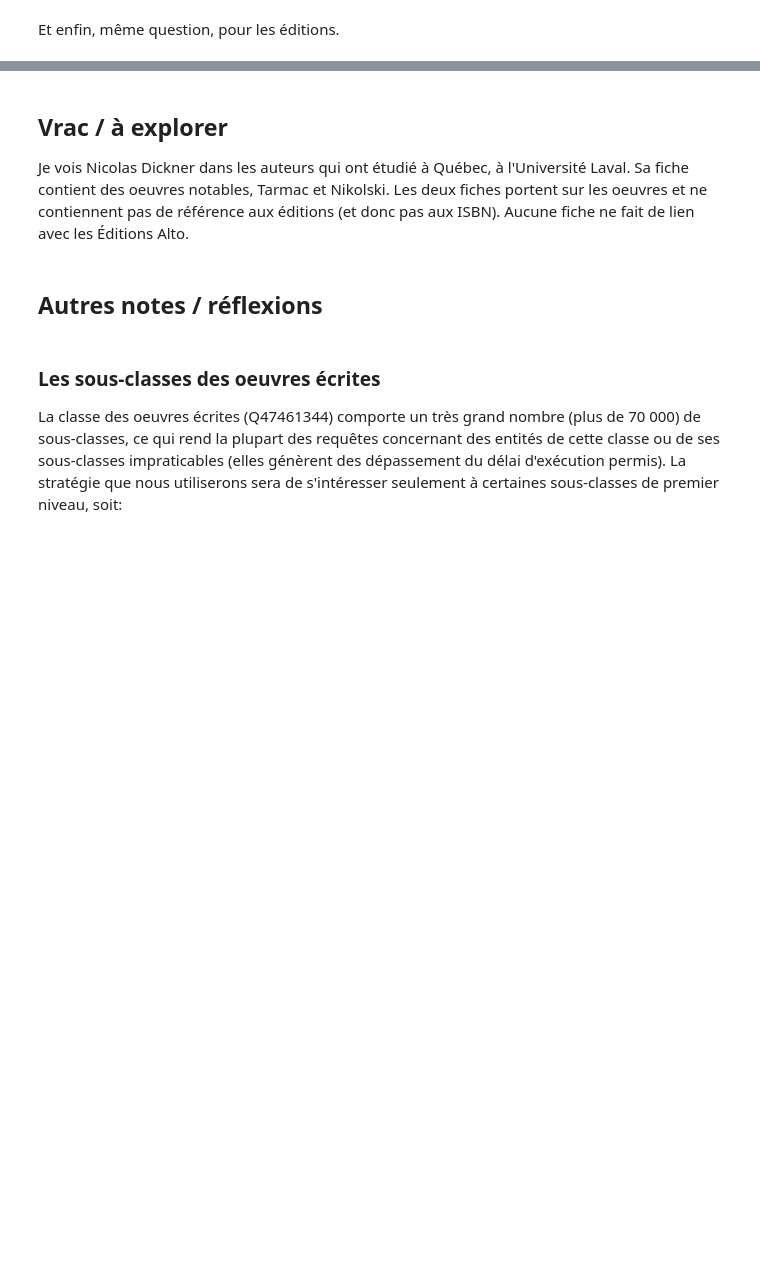
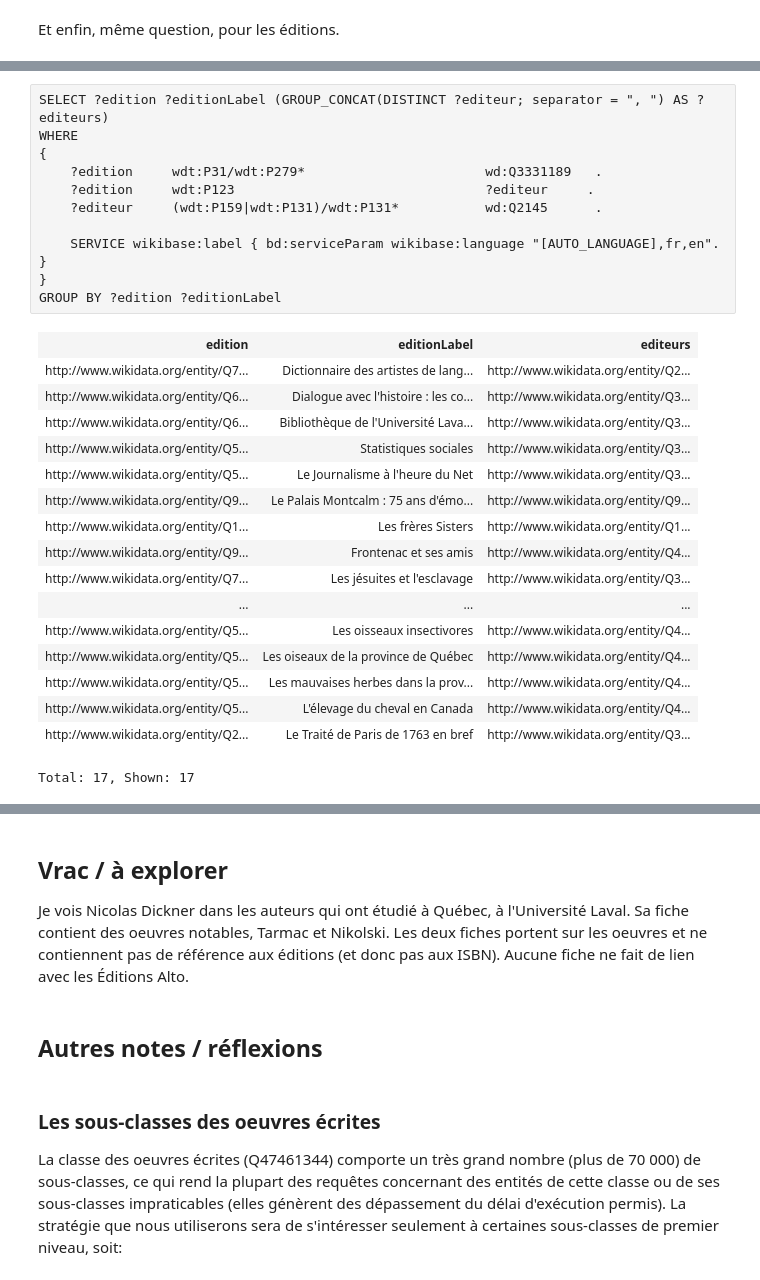
Before and after one commit to Projet-TAMIS/explo_wikidata, a Jupyter notebook: Wikidata et Québec.ipynb, the cells around one changed output, grey strips where cells are left out. Saved outputs shown, nothing was run; the diff lists cells and outputs as text; blank space fills up the shorter version.

```diff
--- a/Wikidata et Québec.ipynb
+++ b/Wikidata et Québec.ipynb
@@ -537,0 +598,29 @@ Total: 5, Shown: 5
+# %%
+SELECT ?edition ?editionLabel (GROUP_CONCAT(DISTINCT ?editeur; separator = ", ") AS ?editeurs)
+WHERE
+{
+    ?edition     wdt:P31/wdt:P279*                       wd:Q3331189   .
+    ?edition     wdt:P123                                ?editeur     .
+    ?editeur     (wdt:P159|wdt:P131)/wdt:P131*           wd:Q2145      .
+
+    SERVICE wikibase:label { bd:serviceParam wikibase:language "[AUTO_LANGUAGE],fr,en". }
+}
+GROUP BY ?edition ?editionLabel
+# %% [output]
+| edition | editionLabel | editeurs |
+| http://www.wikidata.org/entity/Q7... | Dictionnaire des artistes de lang... | http://www.wikidata.org/entity/Q2... |
+| http://www.wikidata.org/entity/Q6... | Dialogue avec l'histoire : les co... | http://www.wikidata.org/entity/Q3... |
+| http://www.wikidata.org/entity/Q6... | Bibliothèque de l'Université Lava... | http://www.wikidata.org/entity/Q3... |
+| http://www.wikidata.org/entity/Q5... | Statistiques sociales | http://www.wikidata.org/entity/Q3... |
+| http://www.wikidata.org/entity/Q5... | Le Journalisme à l'heure du Net | http://www.wikidata.org/entity/Q3... |
+| http://www.wikidata.org/entity/Q9... | Le Palais Montcalm : 75 ans d'émo... | http://www.wikidata.org/entity/Q9... |
+| http://www.wikidata.org/entity/Q1... | Les frères Sisters | http://www.wikidata.org/entity/Q1... |
+| http://www.wikidata.org/entity/Q9... | Frontenac et ses amis | http://www.wikidata.org/entity/Q4... |
+| http://www.wikidata.org/entity/Q7... | Les jésuites et l'esclavage | http://www.wikidata.org/entity/Q3... |
+| ... | ... | ... |
+| http://www.wikidata.org/entity/Q5... | Les oisseaux insectivores | http://www.wikidata.org/entity/Q4... |
+| http://www.wikidata.org/entity/Q5... | Les oiseaux de la province de Québec | http://www.wikidata.org/entity/Q4... |
+| http://www.wikidata.org/entity/Q5... | Les mauvaises herbes dans la prov... | http://www.wikidata.org/entity/Q4... |
+| http://www.wikidata.org/entity/Q5... | L'élevage du cheval en Canada | http://www.wikidata.org/entity/Q4... |
+| http://www.wikidata.org/entity/Q2... | Le Traité de Paris de 1763 en bref | http://www.wikidata.org/entity/Q3... |
+Total: 17, Shown: 17
```
Also changed, not shown: parts of 44 cells of this notebook.
